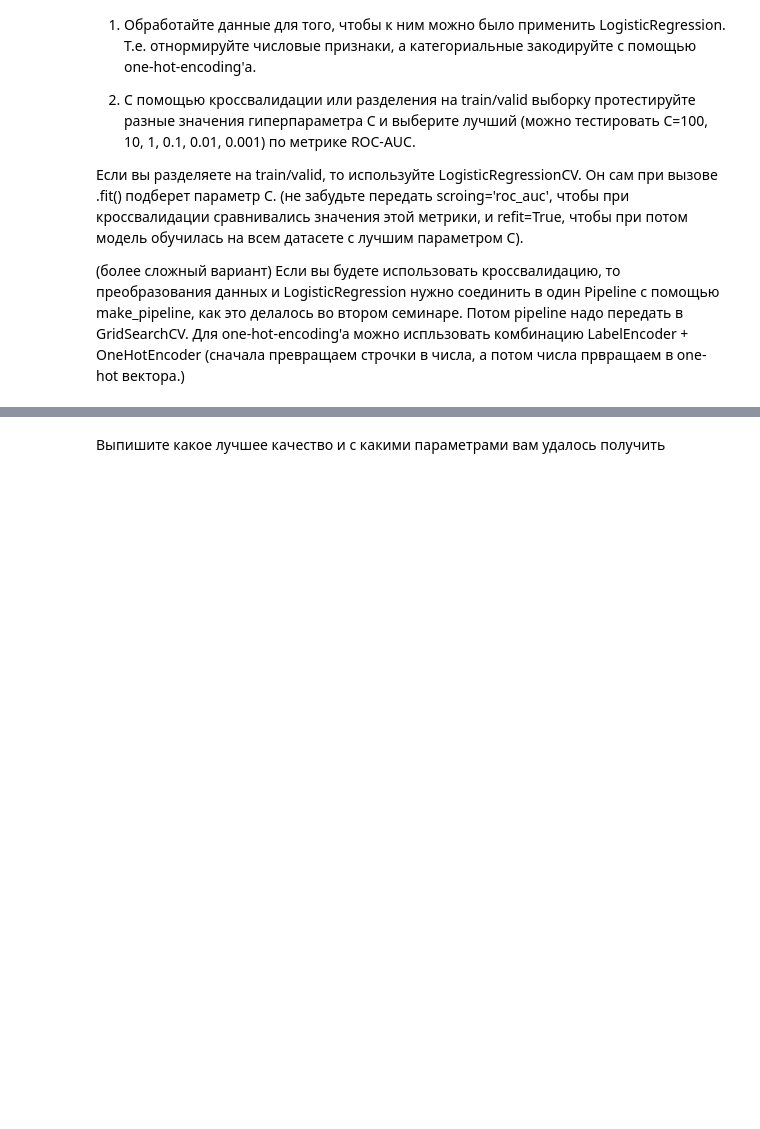
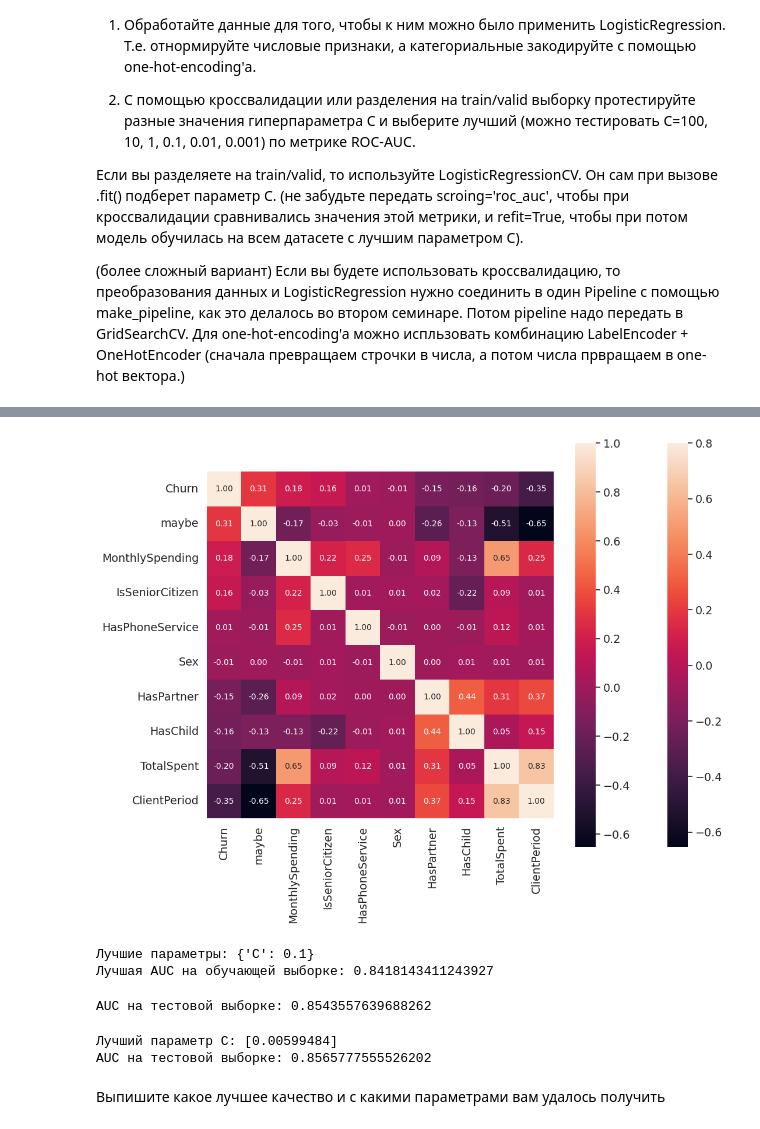
Before and after one commit to Nathan-Mort/Study, a Jupyter notebook: week_03_composition_model_selection/Homework/hw_3_kaggle.ipynb, the cells around one changed output, grey strips where cells are left out. Saved outputs shown, nothing was run; the diff lists cells and outputs as text; code cells hidden in the pictures; blank space fills up the shorter version.

```diff
--- a/week_03_composition_model_selection/Homework/hw_3_kaggle.ipynb
+++ b/week_03_composition_model_selection/Homework/hw_3_kaggle.ipynb
@@ -331,0 +331,5 @@ X_encoded
+# %%
+scaler = StandardScaler()
+scaled_nums = scaler.fit_transform(X[['ClientPeriod','MonthlySpending','TotalSpent']])
+X_encoded[['ClientPeriod','MonthlySpending','TotalSpent']] = scaled_nums
+X_encoded
@@ -331,0 +350,32 @@ X_encoded
+# %%
+features = [
+    'ClientPeriod',
+    'MonthlySpending',
+    'TotalSpent',
+    'Churn',
+    'maybe',
+    'Sex',
+    'IsSeniorCitizen',
+    'HasPartner',
+    'HasChild',
+    'HasPhoneService',
+]
+
+cor = X_encoded.copy()
+cor['Churn'] = data['Churn']
+cor['maybe'] = maybe
+
+corrmat = cor[features].corr()
+f, ax = plt.subplots(figsize=(12, 9))
+sns.heatmap(corrmat, vmax=.8, square=True);
+
+k = 20
+cols = corrmat.nlargest(k, 'Churn')['Churn'].index
+cm = np.corrcoef(cor[cols].values.T)
+sns.set(font_scale=1.25)
+hm = sns.heatmap(cm, cbar=True, annot=True, square=True, fmt='.2f', annot_kws={'size': 10}, yticklabels=cols.values, xticklabels=cols.values)
+plt.show()
+# видим что созданный признак неплохо коррелирует с целевой переменной
+# в дальнейшем назовем его MainClient
+# %% [output]
+[figure, added]
@@ -332,3 +388,42 @@ X_encoded
+# %%
+# используем GridSearCV для лог регресси(с кросс валидацией под капотом) для получения лучшего гиперпараметра
+log_reg = LogisticRegression(max_iter=300, class_weight='balanced')
+
+param_grid = {'C': [100, 10, 1, 0.1, 0.01, 0.001]}
+
+gridsearch = GridSearchCV(log_reg, param_grid, refit=True, cv=5, scoring='roc_auc')
+
+gridsearch.fit(X_train, y_train)
+
+best_model = gridsearch.best_estimator_
+
+print("Лучшие параметры:", gridsearch.best_params_)
+print("Лучшая AUC на обучающей выборке:", gridsearch.best_score_)
+# %% [output]
+Лучшие параметры: {'C': 0.1}
+Лучшая AUC на обучающей выборке: 0.8418143411243927
+# %%
+# предсказание на тестовой выборке
+y_pred_proba = best_model.predict_proba(X_test)[:, 1]
+
+auc_score = roc_auc_score(y_test, y_pred_proba)
+print("AUC на тестовой выборке:", auc_score)
+# %% [output]
+AUC на тестовой выборке: 0.8543557639688262
+# %%
+log_reg_cv = LogisticRegressionCV(cv=5, random_state=44, max_iter=200, class_weight='balanced')
+log_reg_cv.fit(X_train, y_train)
+
+# предсказание на тестовой выборке
+y_pred_proba_cv = log_reg_cv.predict_proba(X_test)[:, 1]
+
+auc_score_cv = roc_auc_score(y_test, y_pred_proba_cv)
+
+print("Лучший параметр C:", log_reg_cv.C_)
+print("AUC на тестовой выборке:", auc_score_cv)
+# %% [output]
+Лучший параметр C: [0.00599484]
+AUC на тестовой выборке: 0.8565777555526202
 # %% [markdown]
 Выпишите какое лучшее качество и с какими параметрами вам удалось получить
 # %% [markdown]
```
Also changed, not shown: parts of 19 cells of this notebook.
